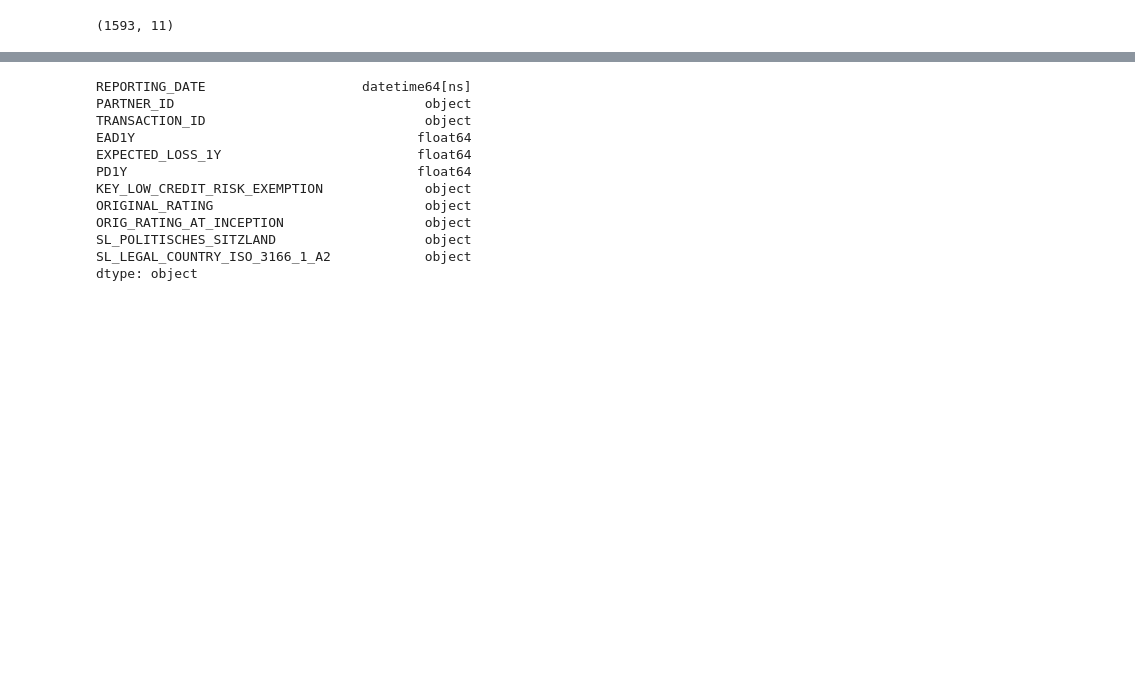
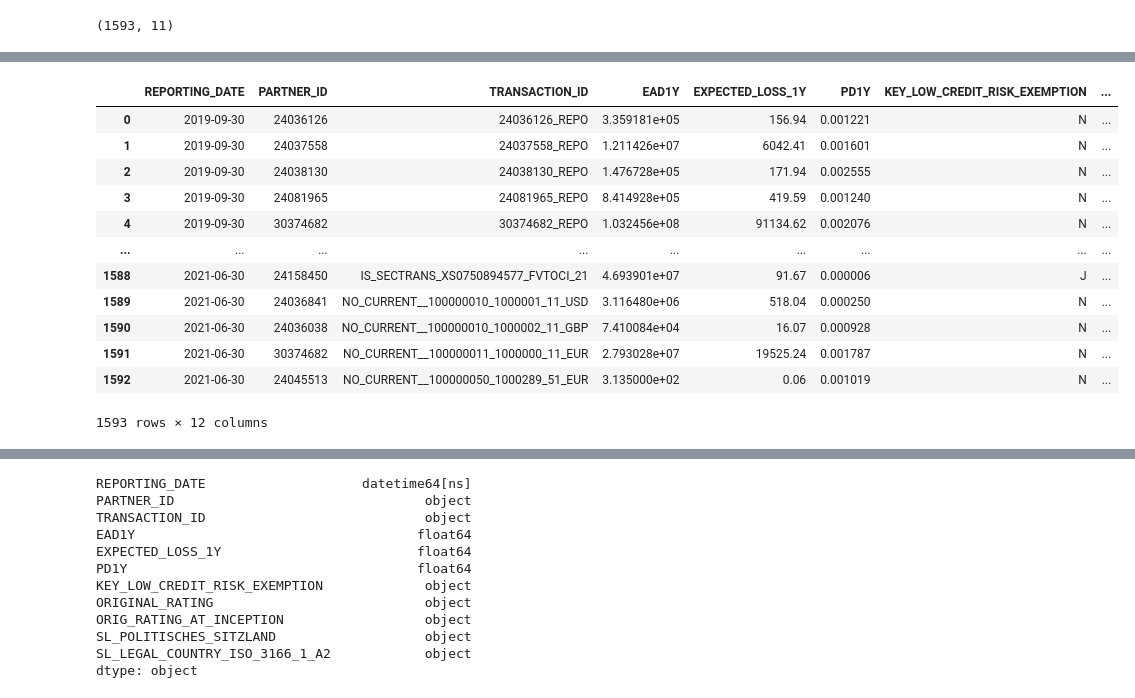
Before and after one commit to lucavice76/UCDPA_LucaVicentini, a Jupyter notebook: Project2.ipynb, the cells around one changed output, grey strips where cells are left out. Cells and saved outputs as stored; diff of their text form; code cells hidden in the pictures; blank space fills up the shorter version.

```diff
--- a/Project2.ipynb
+++ b/Project2.ipynb
@@ -301,0 +269,16 @@ ECL_Study_CPTY_Country_Codes.shape
+# %%
+ECL_Study_CPTY_Country_Codes.fillna(0)
+# %% [output]
+|  | REPORTING_DATE | PARTNER_ID | TRANSACTION_ID | EAD1Y | EXPECTED_LOSS_1Y | PD1Y | KEY_LOW_CREDIT_RISK_EXEMPTION | ... |
+| 0 | 2019-09-30 | 24036126 | 24036126_REPO | 3.359181e+05 | 156.94 | 0.001221 | N | ... |
+| 1 | 2019-09-30 | 24037558 | 24037558_REPO | 1.211426e+07 | 6042.41 | 0.001601 | N | ... |
+| 2 | 2019-09-30 | 24038130 | 24038130_REPO | 1.476728e+05 | 171.94 | 0.002555 | N | ... |
+| 3 | 2019-09-30 | 24081965 | 24081965_REPO | 8.414928e+05 | 419.59 | 0.001240 | N | ... |
+| 4 | 2019-09-30 | 30374682 | 30374682_REPO | 1.032456e+08 | 91134.62 | 0.002076 | N | ... |
+| ... | ... | ... | ... | ... | ... | ... | ... | ... |
+| 1588 | 2021-06-30 | 24158450 | IS_SECTRANS_XS0750894577_FVTOCI_21 | 4.693901e+07 | 91.67 | 0.000006 | J | ... |
+| 1589 | 2021-06-30 | 24036841 | NO_CURRENT__100000010_1000001_11_USD | 3.116480e+06 | 518.04 | 0.000250 | N | ... |
+| 1590 | 2021-06-30 | 24036038 | NO_CURRENT__100000010_1000002_11_GBP | 7.410084e+04 | 16.07 | 0.000928 | N | ... |
+| 1591 | 2021-06-30 | 30374682 | NO_CURRENT__100000011_1000000_11_EUR | 2.793028e+07 | 19525.24 | 0.001787 | N | ... |
+| 1592 | 2021-06-30 | 24045513 | NO_CURRENT__100000050_1000289_51_EUR | 3.135000e+02 | 0.06 | 0.001019 | N | ... |
+1593 rows × 12 columns
```
Also changed, not shown: parts of 14 cells of this notebook.
